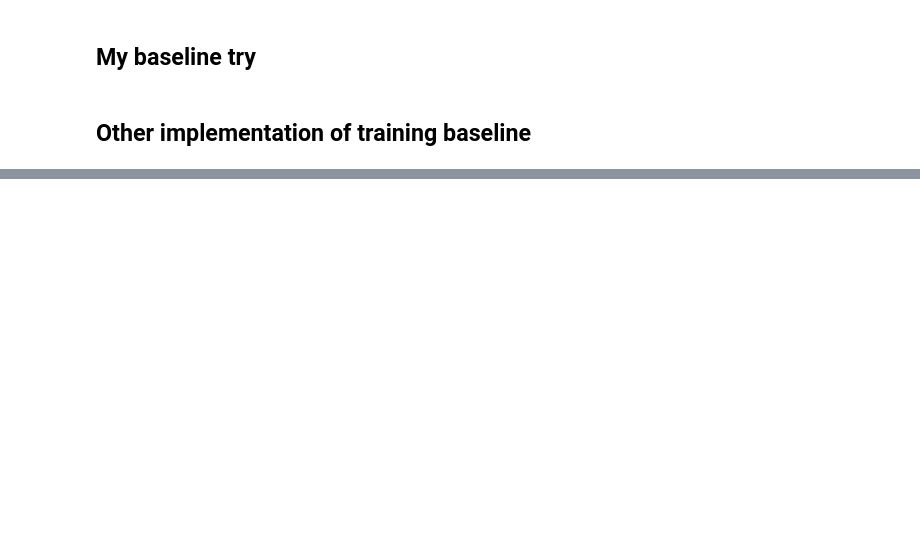
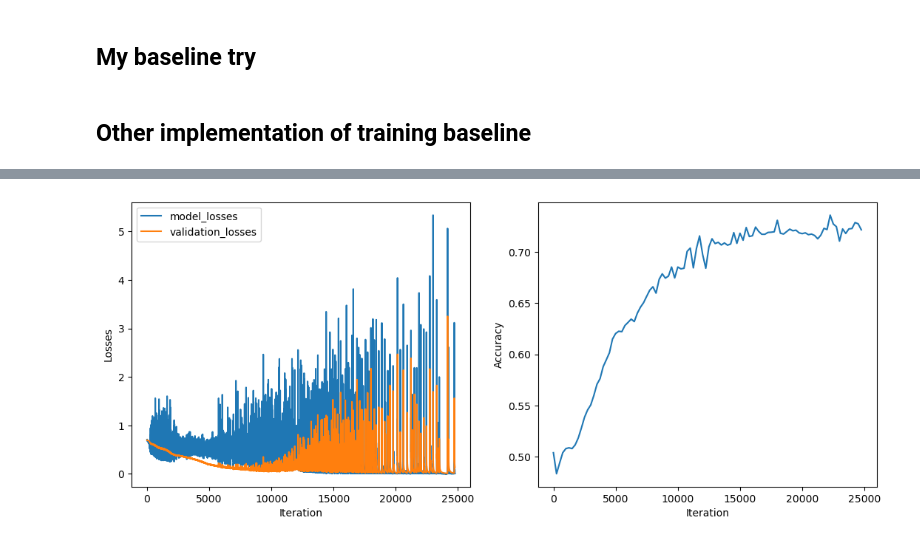
Before and after one commit to jpeter32/learn-reweight-examples-ECE50024, a Jupyter notebook: LRE_ECE50024.ipynb, the cells around one changed output, grey strips where cells are left out. Saved outputs shown, nothing was run; the diff lists cells and outputs as text; code cells hidden in the pictures; blank space fills up the shorter version.

```diff
--- a/LRE_ECE50024.ipynb
+++ b/LRE_ECE50024.ipynb
@@ -343,0 +455,16 @@ plt.show()
+# %%
+# Parameters for training
+p = 0.8
+p_step = 250
+
+data_loader = get_loader(hyperparams['batch_size'], proportion=p, type="train")
+
+# Normalize validation data
+norm_3d = transforms.Normalize((0.4914, 0.4822, 0.4465), (0.2023, 0.1994, 0.2010))
+val_data = to_var(norm_3d(data_loader.dataset.val_data.permute(0,3,1,2)), grad=False)
+val_labels = to_var(data_loader.dataset.val_labels, grad=False)
+
+# Train
+accuracy = train_lre2(p_step)
+# %% [output]
+[figure, added]
```
Also changed, not shown: parts of 8 cells of this notebook.
